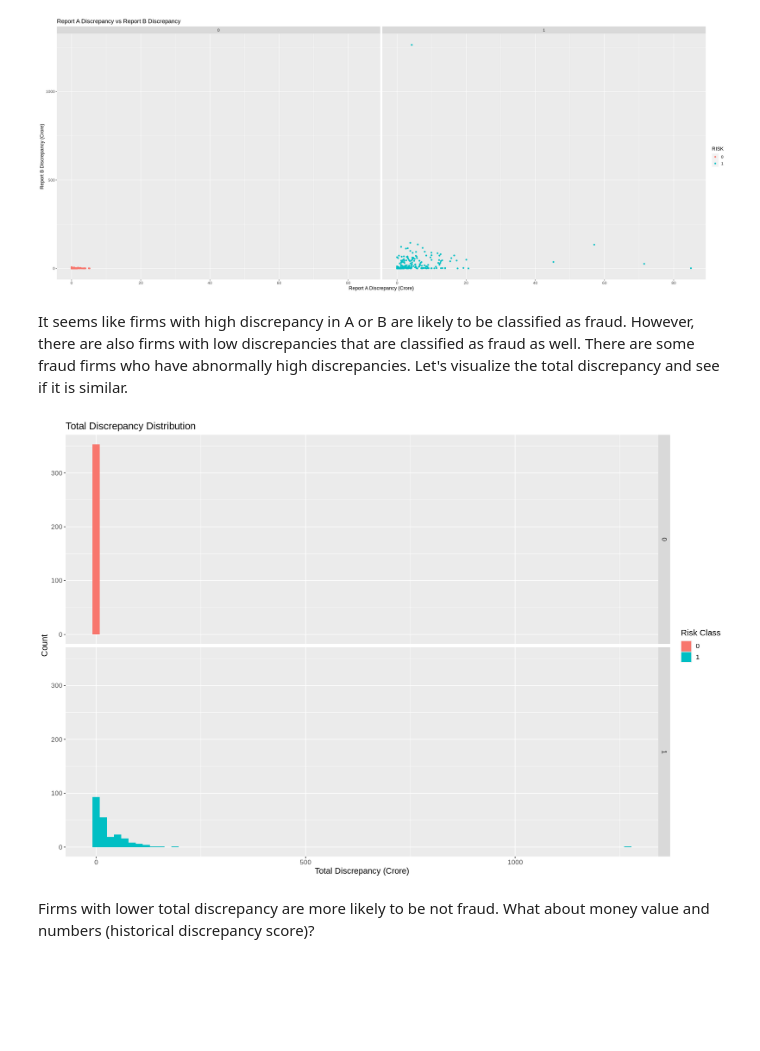
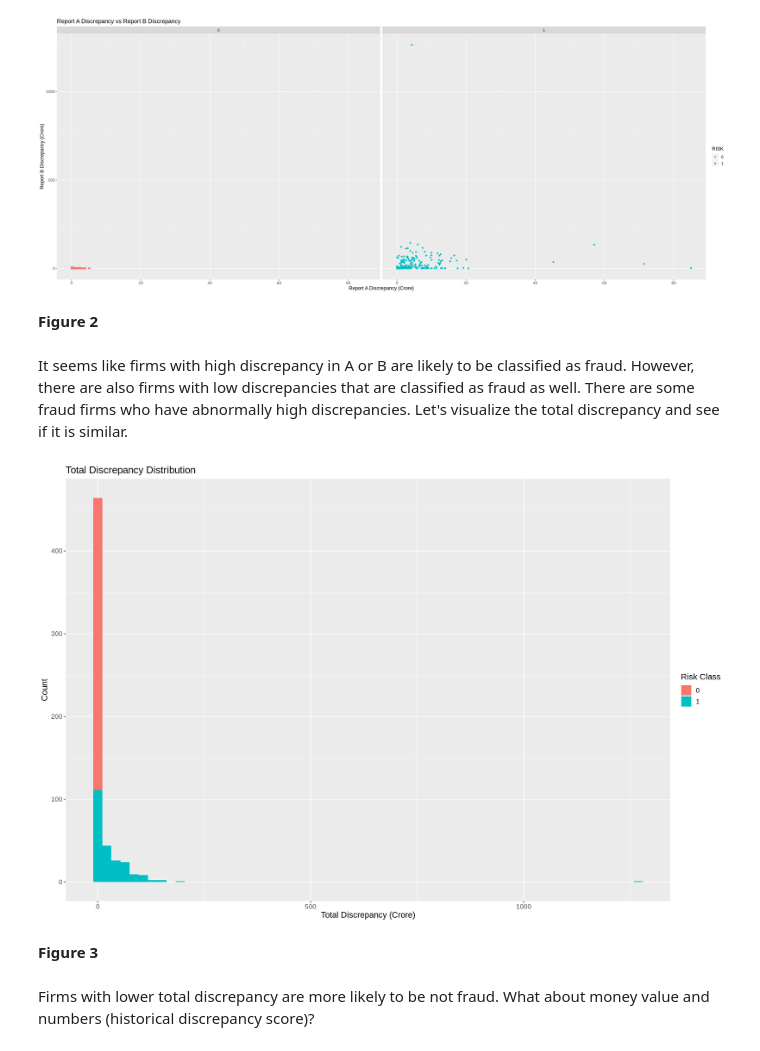
Before and after one commit to jimwei6/Fraud-Detection-Data-Analysis, a Jupyter notebook: project_final.ipynb, the cells around one changed output. Saved outputs shown, nothing was run; the diff lists cells and outputs as text; code cells hidden in the pictures; blank space fills up the shorter version.

```diff
--- a/project_final.ipynb
+++ b/project_final.ipynb
@@ -213,19 +223,22 @@ pab_plot = audit_data_training |>
 pab_plot
 # %% [output]
 [figure]
+# %% [markdown]
+<b>Figure 2</b>
 # %% [markdown]
 It seems like firms with high discrepancy in A or B are likely to be classified as fraud. However, there are also firms with low discrepancies that are classified as fraud as well. There are some fraud firms who have abnormally high discrepancies. Let's visualize the total discrepancy and see if it is similar.
 # %%
 options(repr.plot.width = 15, repr.plot.height = 10)
 total_disc_plot = audit_data_training |>
     ggplot(aes(x=TOTAL, fill=RISK)) +
-        geom_histogram(bins=75) +
-        facet_grid(rows = vars(RISK)) +
+        geom_histogram(bins=60) +
         labs(x="Total Discrepancy (Crore)", y="Count", fill="Risk Class", title="Total Discrepancy Distribution") +
         theme(text = element_text(size = 13))
 total_disc_plot
 # %% [output]
-[figure, old version]
+[figure, new version]
+# %% [markdown]
+<b>Figure 3</b>
 # %% [markdown]
 Firms with lower total discrepancy are more likely to be not fraud. What about money value and numbers (historical discrepancy score)?
 # %%
```
Also changed, not shown: parts of 38 cells of this notebook.
